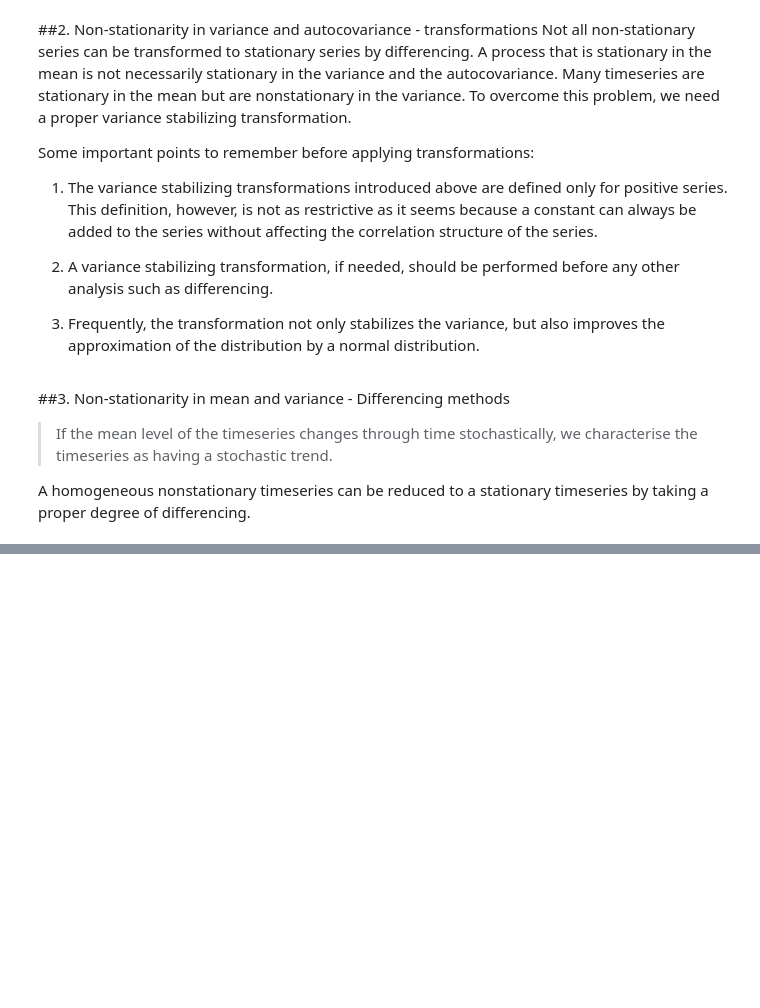
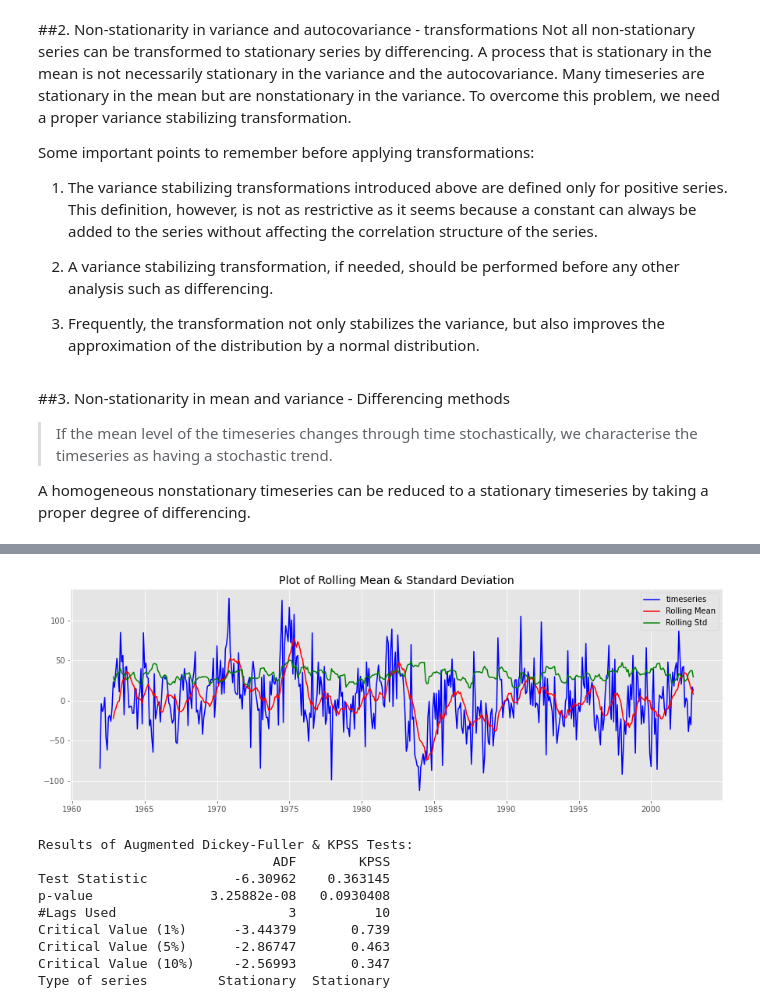
Before and after one commit to tdevip/TSA, a Jupyter notebook: 2 Stationarity and white noise/1 What is a stationary time series.ipynb, the cells around one changed output, grey strips where cells are left out. Drawn from its saved outputs; the diff is of its cells as text; code cells hidden in the pictures; blank space fills up the shorter version.

```diff
--- a/2 Stationarity and white noise/1 What is a stationary time series.ipynb
+++ b/2 Stationarity and white noise/1 What is a stationary time series.ipynb
@@ -188,0 +200,16 @@ check_stationarity(df.value, 12);
+# %%
+df_demean = df - df.rolling(12).mean()
+df_demean.dropna(inplace=True)
+
+check_stationarity(df_demean.value, 12);
+# %% [output]
+[figure, added]
+Results of Augmented Dickey-Fuller & KPSS Tests:
+                              ADF        KPSS
+Test Statistic           -6.30962    0.363145
+p-value               3.25882e-08   0.0930408
+#Lags Used                      3          10
+Critical Value (1%)      -3.44379       0.739
+Critical Value (5%)      -2.86747       0.463
+Critical Value (10%)     -2.56993       0.347
+Type of series         Stationary  Stationary
```
Also changed, not shown: parts of 1 cell of this notebook, 1 other file.
